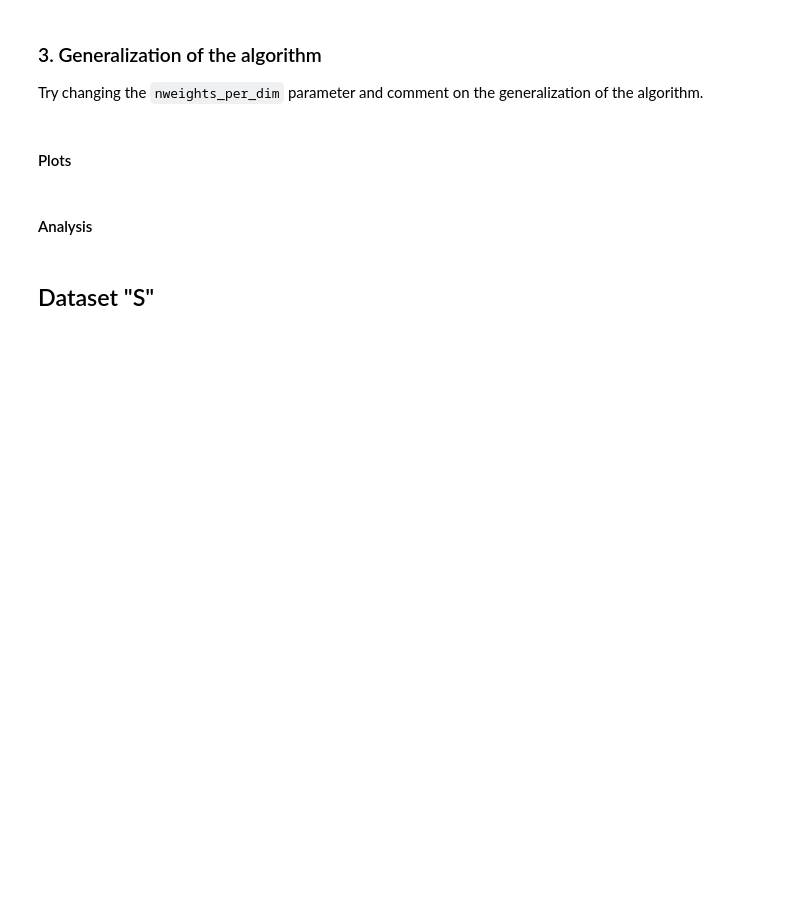
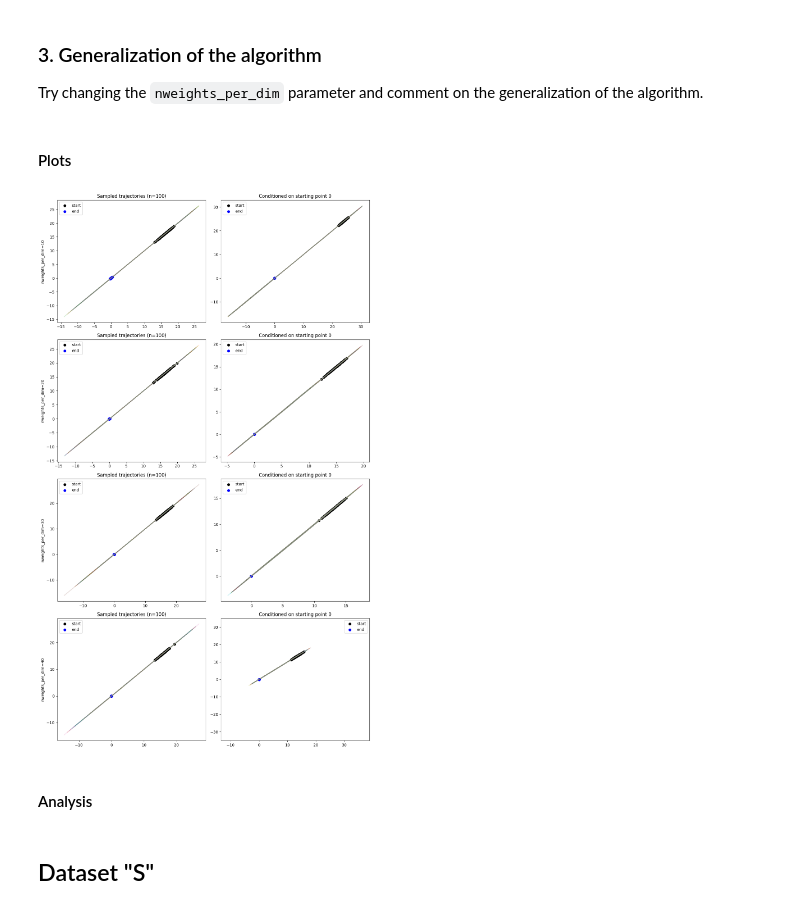
Before and after one commit to AshrithSagar/CP321-ILR-2025, a Jupyter notebook: Assignments/Assignment-3_7/Assignment8_ProMP.ipynb, the cells around one changed output. Cells and saved outputs as stored; diff of their text form; code cells hidden in the pictures; blank space fills up the shorter version.

```diff
--- a/Assignments/Assignment-3_7/Assignment8_ProMP.ipynb
+++ b/Assignments/Assignment-3_7/Assignment8_ProMP.ipynb
@@ -73,6 +77,10 @@ different_initial_points_promp(dataset="j", initial_points=[0, 1, 2, 3, 4, 5, 6]
 Try changing the `nweights_per_dim` parameter and comment on the generalization of the algorithm.
 # %% [markdown]
 #### Plots
+# %%
+generalisation_promp(dataset="j", nweights_per_dim_values=[10, 20, 30, 40])
+# %% [output]
+[figure, added]
 # %% [markdown]
 #### Analysis
 # %% [markdown]
```
Also changed, not shown: parts of 6 cells of this notebook, 1 other file.
